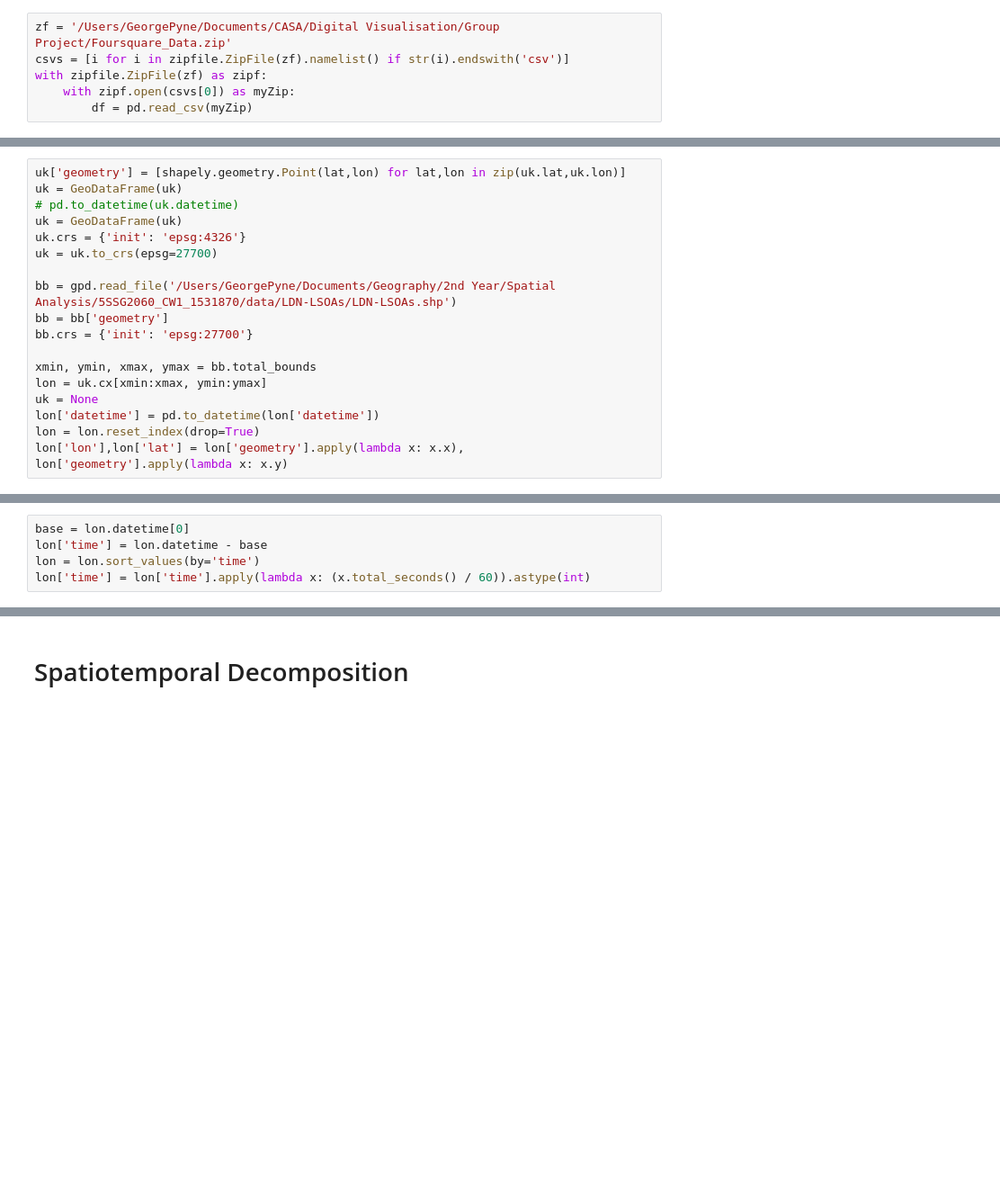
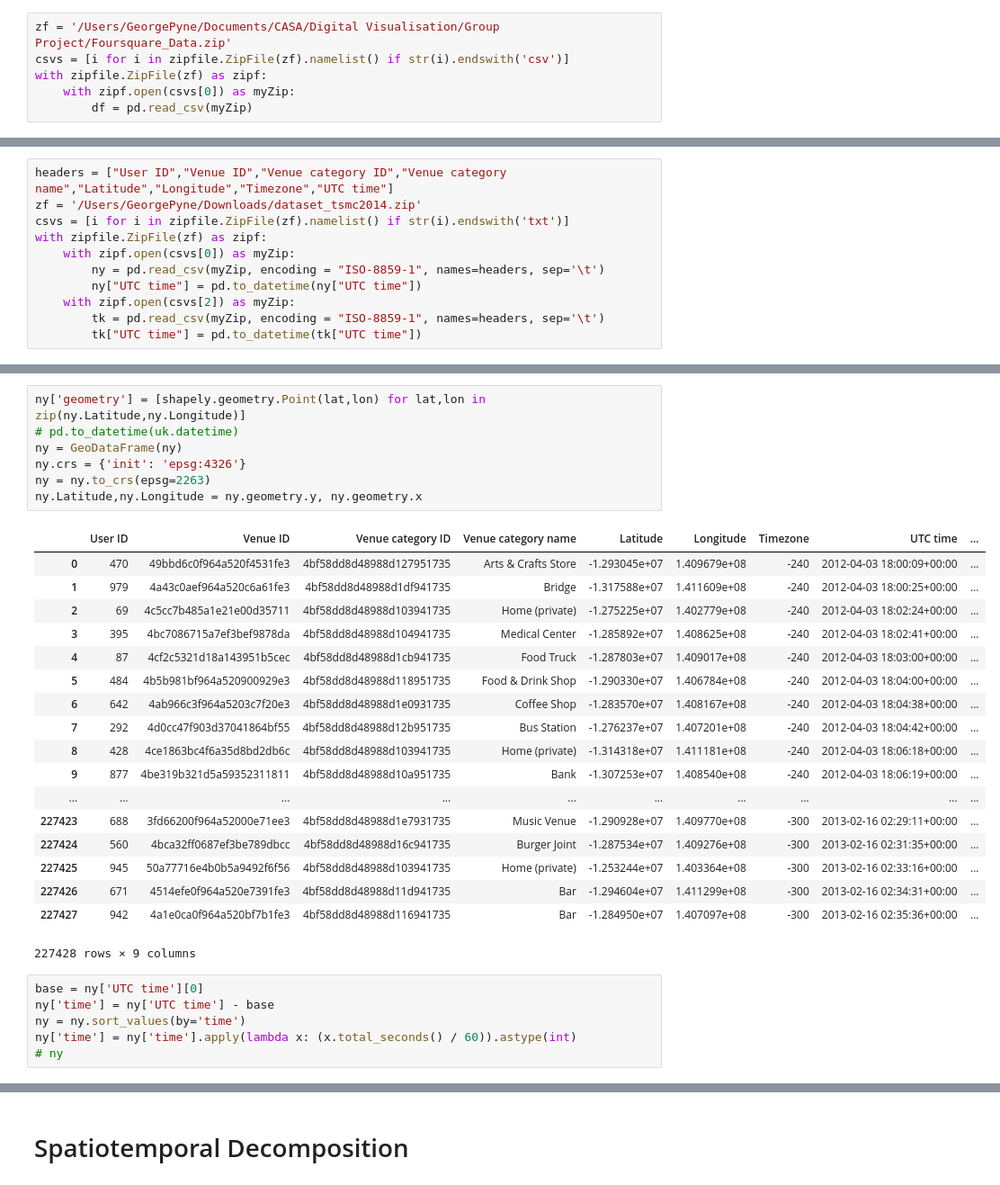
Before and after one commit to georgepyne/CASA0012, a Jupyter notebook: st.ipynb, the cells around one changed output, grey strips where cells are left out. Shown at 90% size. Drawn from its saved outputs; the diff is of its cells as text; blank space fills up the shorter version.

```diff
--- a/st.ipynb
+++ b/st.ipynb
@@ -58,18 +51,11 @@ df = None
-# %%
-uk['geometry'] = [shapely.geometry.Point(lat,lon) for lat,lon in zip(uk.lat,uk.lon)]
-uk = GeoDataFrame(uk)
-# pd.to_datetime(uk.datetime)
-uk = GeoDataFrame(uk)
-uk.crs = {'init': 'epsg:4326'}
-uk = uk.to_crs(epsg=27700)
-
-bb = gpd.read_file('/Users/GeorgePyne/Documents/Geography/2nd Year/Spatial Analysis/5SSG2060_CW1_1531870/data/LDN-LSOAs/LDN-LSOAs.shp')
-bb = bb['geometry']
-bb.crs = {'init': 'epsg:27700'}
-
-xmin, ymin, xmax, ymax = bb.total_bounds
-lon = uk.cx[xmin:xmax, ymin:ymax]
-uk = None
-lon['datetime'] = pd.to_datetime(lon['datetime'])
-lon = lon.reset_index(drop=True)
-lon['lon'],lon['lat'] = lon['geometry'].apply(lambda x: x.x), lon['geometry'].apply(lambda x: x.y)
+# %%
+headers = ["User ID","Venue ID","Venue category ID","Venue category name","Latitude","Longitude","Timezone","UTC time"]
+zf = '/Users/GeorgePyne/Downloads/dataset_tsmc2014.zip'
+csvs = [i for i in zipfile.ZipFile(zf).namelist() if str(i).endswith('txt')]
+with zipfile.ZipFile(zf) as zipf:
+    with zipf.open(csvs[0]) as myZip:
+        ny = pd.read_csv(myZip, encoding = "ISO-8859-1", names=headers, sep='\t')
+        ny["UTC time"] = pd.to_datetime(ny["UTC time"])
+    with zipf.open(csvs[2]) as myZip:
+        tk = pd.read_csv(myZip, encoding = "ISO-8859-1", names=headers, sep='\t')
+        tk["UTC time"] = pd.to_datetime(tk["UTC time"])
@@ -78,5 +113,32 @@ lon.groupby('venue_type').count().sort_values(by='user_id', ascending=False).hea
+# %%
+ny['geometry'] = [shapely.geometry.Point(lat,lon) for lat,lon in zip(ny.Latitude,ny.Longitude)]
+# pd.to_datetime(uk.datetime)
+ny = GeoDataFrame(ny)
+ny.crs = {'init': 'epsg:4326'}
+ny = ny.to_crs(epsg=2263)
+ny.Latitude,ny.Longitude = ny.geometry.y, ny.geometry.x
+# %% [output]
+|  | User ID | Venue ID | Venue category ID | Venue category name | Latitude | Longitude | Timezone | UTC time | ... |
+| 0 | 470 | 49bbd6c0f964a520f4531fe3 | 4bf58dd8d48988d127951735 | Arts & Crafts Store | -1.293045e+07 | 1.409679e+08 | -240 | 2012-04-03 18:00:09+00:00 | ... |
+| 1 | 979 | 4a43c0aef964a520c6a61fe3 | 4bf58dd8d48988d1df941735 | Bridge | -1.317588e+07 | 1.411609e+08 | -240 | 2012-04-03 18:00:25+00:00 | ... |
+| 2 | 69 | 4c5cc7b485a1e21e00d35711 | 4bf58dd8d48988d103941735 | Home (private) | -1.275225e+07 | 1.402779e+08 | -240 | 2012-04-03 18:02:24+00:00 | ... |
+| 3 | 395 | 4bc7086715a7ef3bef9878da | 4bf58dd8d48988d104941735 | Medical Center | -1.285892e+07 | 1.408625e+08 | -240 | 2012-04-03 18:02:41+00:00 | ... |
+| 4 | 87 | 4cf2c5321d18a143951b5cec | 4bf58dd8d48988d1cb941735 | Food Truck | -1.287803e+07 | 1.409017e+08 | -240 | 2012-04-03 18:03:00+00:00 | ... |
+| 5 | 484 | 4b5b981bf964a520900929e3 | 4bf58dd8d48988d118951735 | Food & Drink Shop | -1.290330e+07 | 1.406784e+08 | -240 | 2012-04-03 18:04:00+00:00 | ... |
+| 6 | 642 | 4ab966c3f964a5203c7f20e3 | 4bf58dd8d48988d1e0931735 | Coffee Shop | -1.283570e+07 | 1.408167e+08 | -240 | 2012-04-03 18:04:38+00:00 | ... |
+| 7 | 292 | 4d0cc47f903d37041864bf55 | 4bf58dd8d48988d12b951735 | Bus Station | -1.276237e+07 | 1.407201e+08 | -240 | 2012-04-03 18:04:42+00:00 | ... |
+| 8 | 428 | 4ce1863bc4f6a35d8bd2db6c | 4bf58dd8d48988d103941735 | Home (private) | -1.314318e+07 | 1.411181e+08 | -240 | 2012-04-03 18:06:18+00:00 | ... |
+| 9 | 877 | 4be319b321d5a59352311811 | 4bf58dd8d48988d10a951735 | Bank | -1.307253e+07 | 1.408540e+08 | -240 | 2012-04-03 18:06:19+00:00 | ... |
+| ... | ... | ... | ... | ... | ... | ... | ... | ... | ... |
+| 227423 | 688 | 3fd66200f964a52000e71ee3 | 4bf58dd8d48988d1e7931735 | Music Venue | -1.290928e+07 | 1.409770e+08 | -300 | 2013-02-16 02:29:11+00:00 | ... |
+| 227424 | 560 | 4bca32ff0687ef3be789dbcc | 4bf58dd8d48988d16c941735 | Burger Joint | -1.287534e+07 | 1.409276e+08 | -300 | 2013-02-16 02:31:35+00:00 | ... |
+| 227425 | 945 | 50a77716e4b0b5a9492f6f56 | 4bf58dd8d48988d103941735 | Home (private) | -1.253244e+07 | 1.403364e+08 | -300 | 2013-02-16 02:33:16+00:00 | ... |
+| 227426 | 671 | 4514efe0f964a520e7391fe3 | 4bf58dd8d48988d11d941735 | Bar | -1.294604e+07 | 1.411299e+08 | -300 | 2013-02-16 02:34:31+00:00 | ... |
+| 227427 | 942 | 4a1e0ca0f964a520bf7b1fe3 | 4bf58dd8d48988d116941735 | Bar | -1.284950e+07 | 1.407097e+08 | -300 | 2013-02-16 02:35:36+00:00 | ... |
+227428 rows × 9 columns
 # %%
-base = lon.datetime[0]
-lon['time'] = lon.datetime - base
-lon = lon.sort_values(by='time')
-lon['time'] = lon['time'].apply(lambda x: (x.total_seconds() / 60)).astype(int)
+base = ny['UTC time'][0]
+ny['time'] = ny['UTC time'] - base
+ny = ny.sort_values(by='time')
+ny['time'] = ny['time'].apply(lambda x: (x.total_seconds() / 60)).astype(int)
+# ny
```
Also changed, not shown: parts of 34 cells of this notebook.
